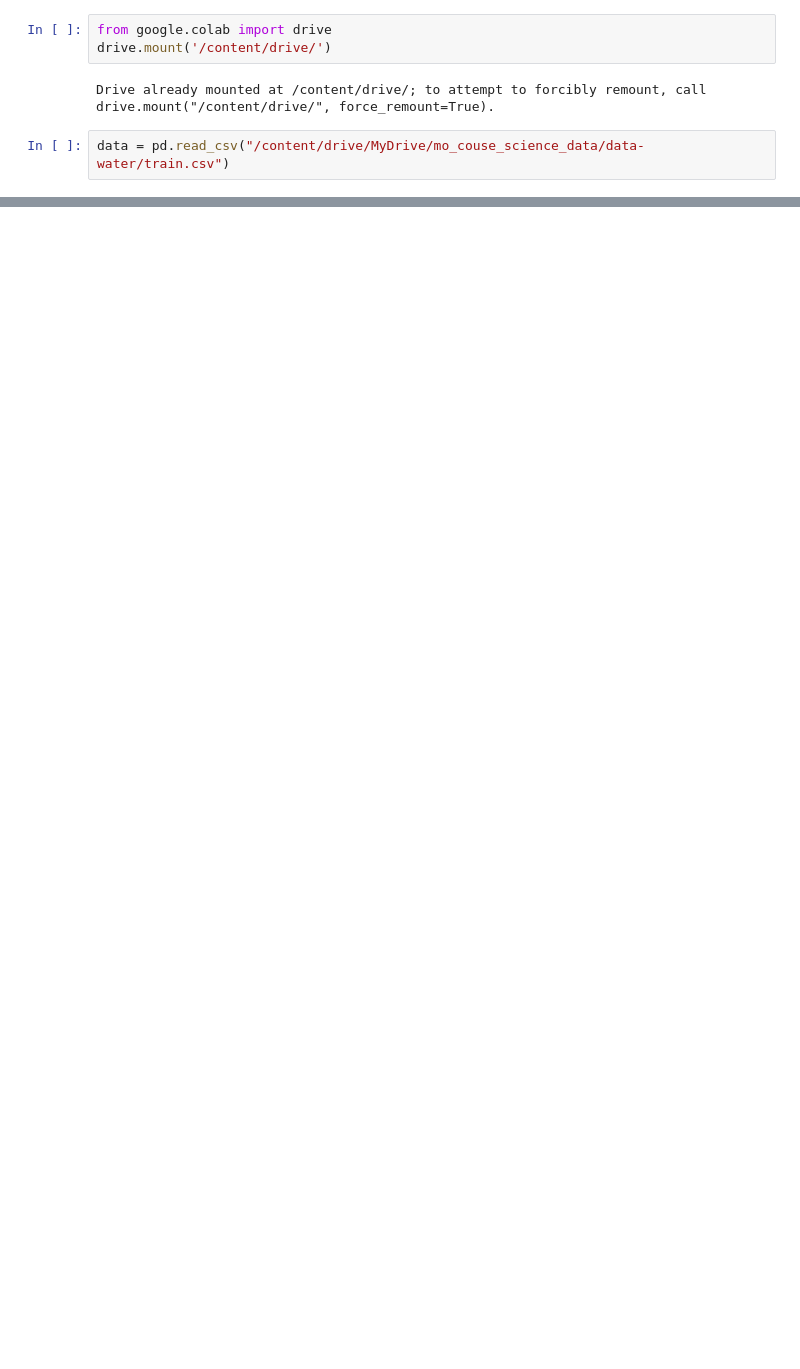
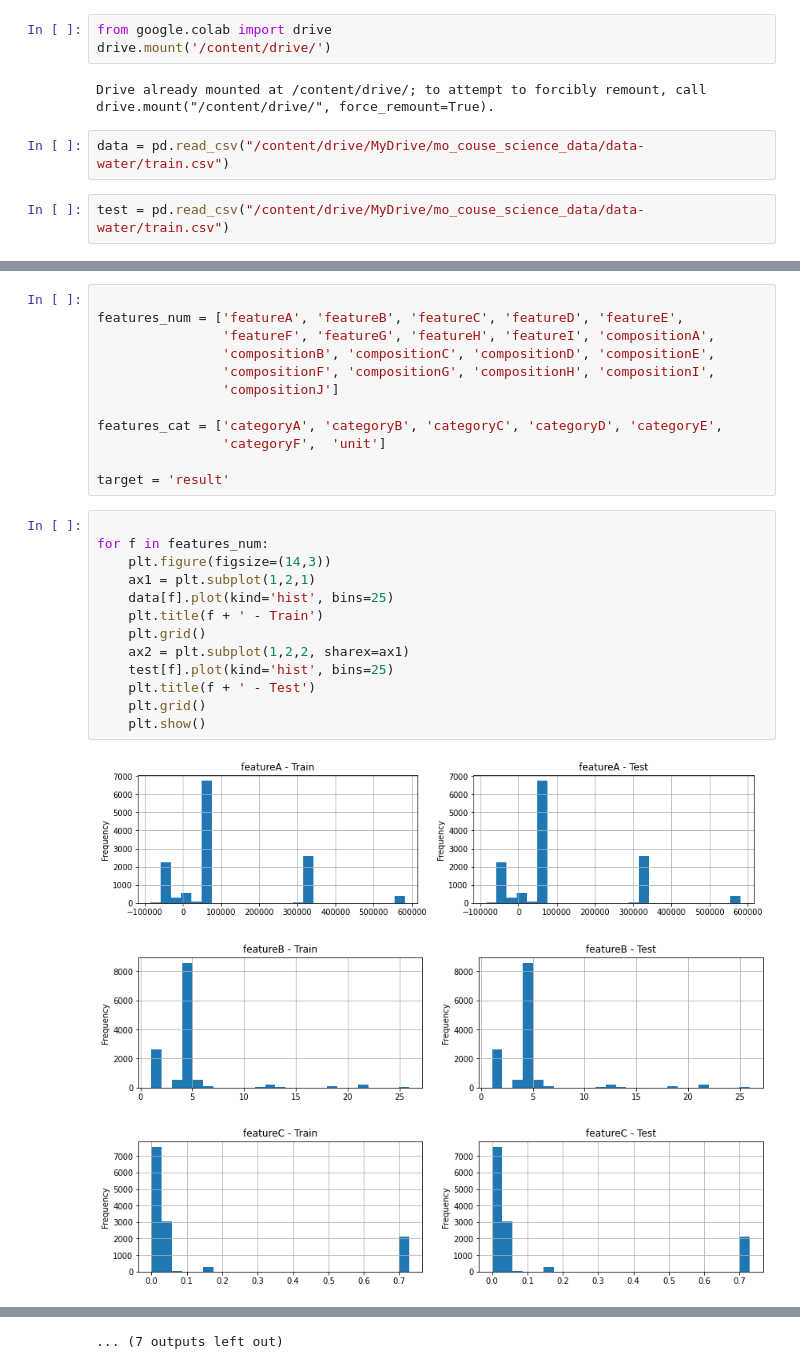
Before and after one commit to Tatiana-Polonskaya/ML_for_sciensdata_analysis, a Jupyter notebook: task_1.ipynb, the cells around one changed output, grey strips where cells are left out. Saved outputs shown, nothing was run; the diff lists cells and outputs as text; blank space fills up the shorter version.

```diff
--- a/task_1.ipynb
+++ b/task_1.ipynb
@@ -10,6 +16,8 @@ drive.mount('/content/drive/')
 Drive already mounted at /content/drive/; to attempt to forcibly remount, call drive.mount("/content/drive/", force_remount=True).
 # %%
 data = pd.read_csv("/content/drive/MyDrive/mo_couse_science_data/data-water/train.csv")
+# %%
+test = pd.read_csv("/content/drive/MyDrive/mo_couse_science_data/data-water/train.csv")
 # %%
 data.info()
 # %% [output]
@@ -34,0 +124,29 @@ data.
+# %%
+
+features_num = ['featureA', 'featureB', 'featureC', 'featureD', 'featureE',
+                'featureF', 'featureG', 'featureH', 'featureI', 'compositionA',
+                'compositionB', 'compositionC', 'compositionD', 'compositionE',
+                'compositionF', 'compositionG', 'compositionH', 'compositionI',
+                'compositionJ']
+
+features_cat = ['categoryA', 'categoryB', 'categoryC', 'categoryD', 'categoryE',
+                'categoryF',  'unit']
+
+target = 'result'
+# %%
+
+for f in features_num:
+    plt.figure(figsize=(14,3))
+    ax1 = plt.subplot(1,2,1)
+    data[f].plot(kind='hist', bins=25)
+    plt.title(f + ' - Train')
+    plt.grid()
+    ax2 = plt.subplot(1,2,2, sharex=ax1)
+    test[f].plot(kind='hist', bins=25)
+    plt.title(f + ' - Test')
+    plt.grid()
+    plt.show()
+# %% [output]
+[figure, added]
+[figure, added]
+[figure, added]
@@ -34,0 +162 @@ data.
+... (7 outputs left out)
```
Also changed, not shown: parts of 42 cells of this notebook.
